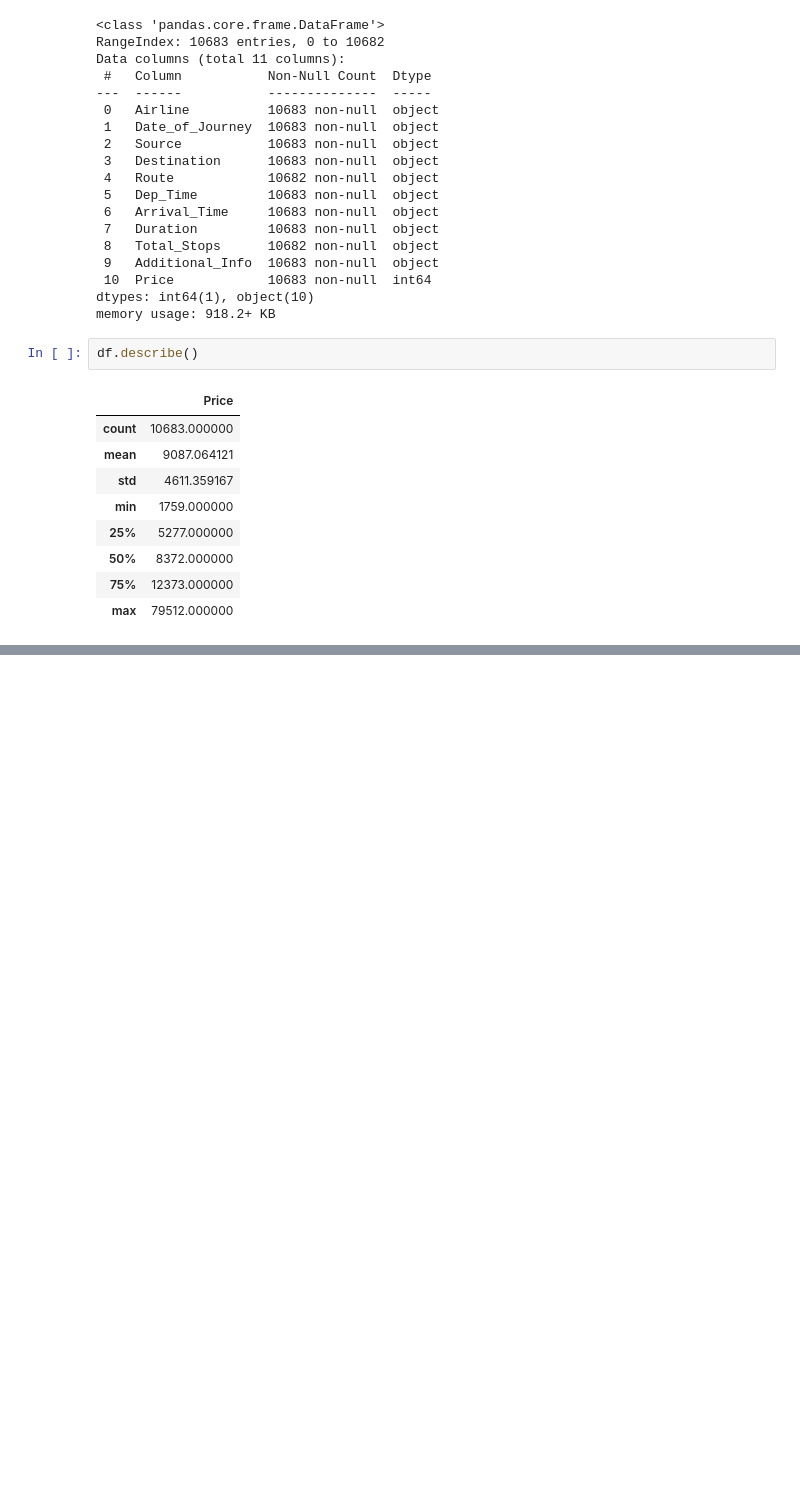
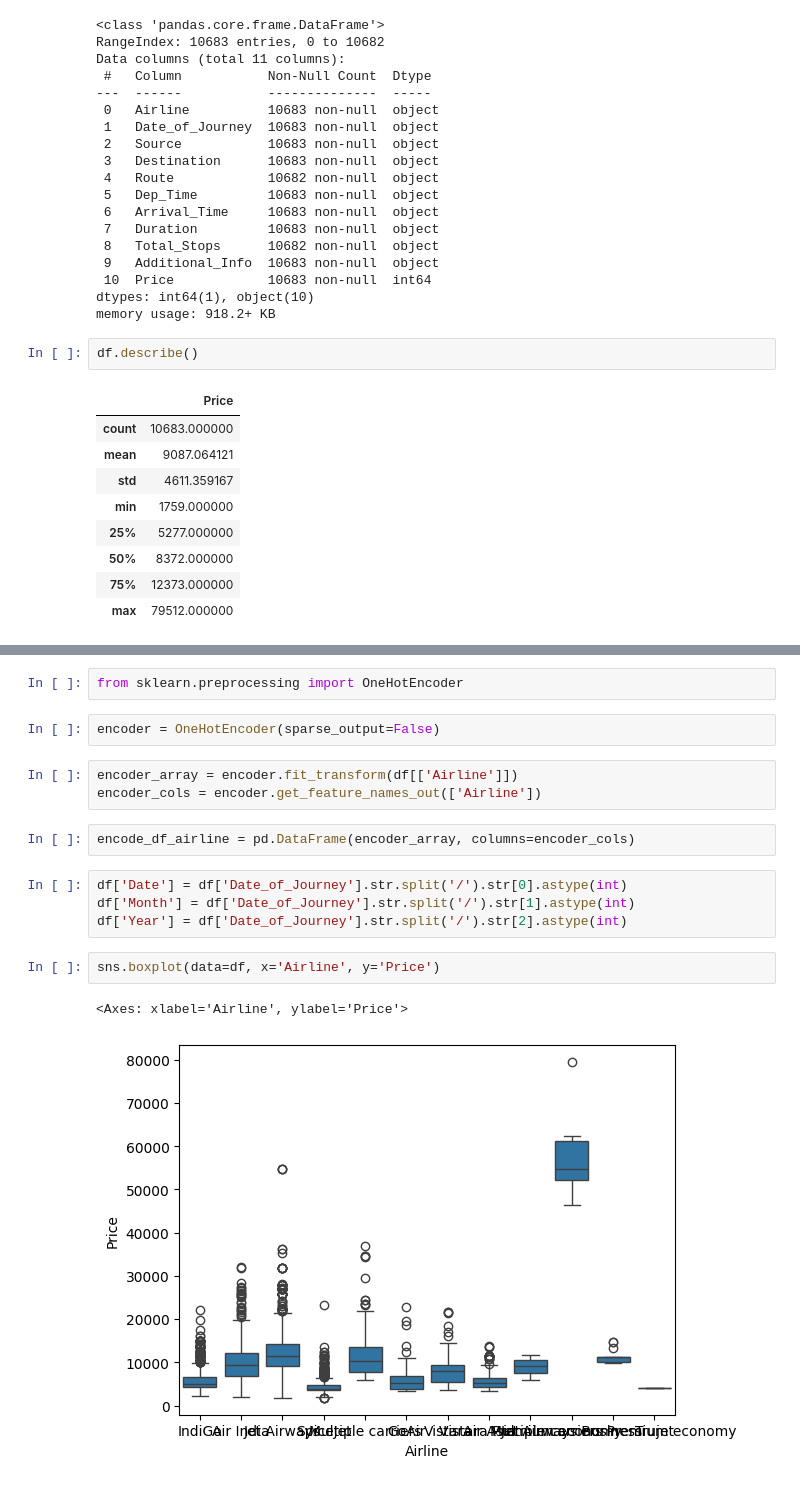
Before and after one commit to vickytechkey/DataAnalyst_Training, a Jupyter notebook: flight/flight1.ipynb, the cells around one changed output, grey strips where cells are left out. Saved outputs shown, nothing was run; the diff lists cells and outputs as text; blank space fills up the shorter version.

```diff
--- a/flight/flight1.ipynb
+++ b/flight/flight1.ipynb
@@ -57,0 +76,18 @@ df.describe()
+# %%
+from sklearn.preprocessing import OneHotEncoder
+# %%
+encoder = OneHotEncoder(sparse_output=False)
+# %%
+encoder_array = encoder.fit_transform(df[['Airline']])
+encoder_cols = encoder.get_feature_names_out(['Airline'])
+# %%
+encode_df_airline = pd.DataFrame(encoder_array, columns=encoder_cols)
+# %%
+df['Date'] = df['Date_of_Journey'].str.split('/').str[0].astype(int)
+df['Month'] = df['Date_of_Journey'].str.split('/').str[1].astype(int)
+df['Year'] = df['Date_of_Journey'].str.split('/').str[2].astype(int)
+# %%
+sns.boxplot(data=df, x='Airline', y='Price')
+# %% [output]
+<Axes: xlabel='Airline', ylabel='Price'>
+[figure, added]
```
Also changed, not shown: parts of 18 cells of this notebook, 4 other files.
